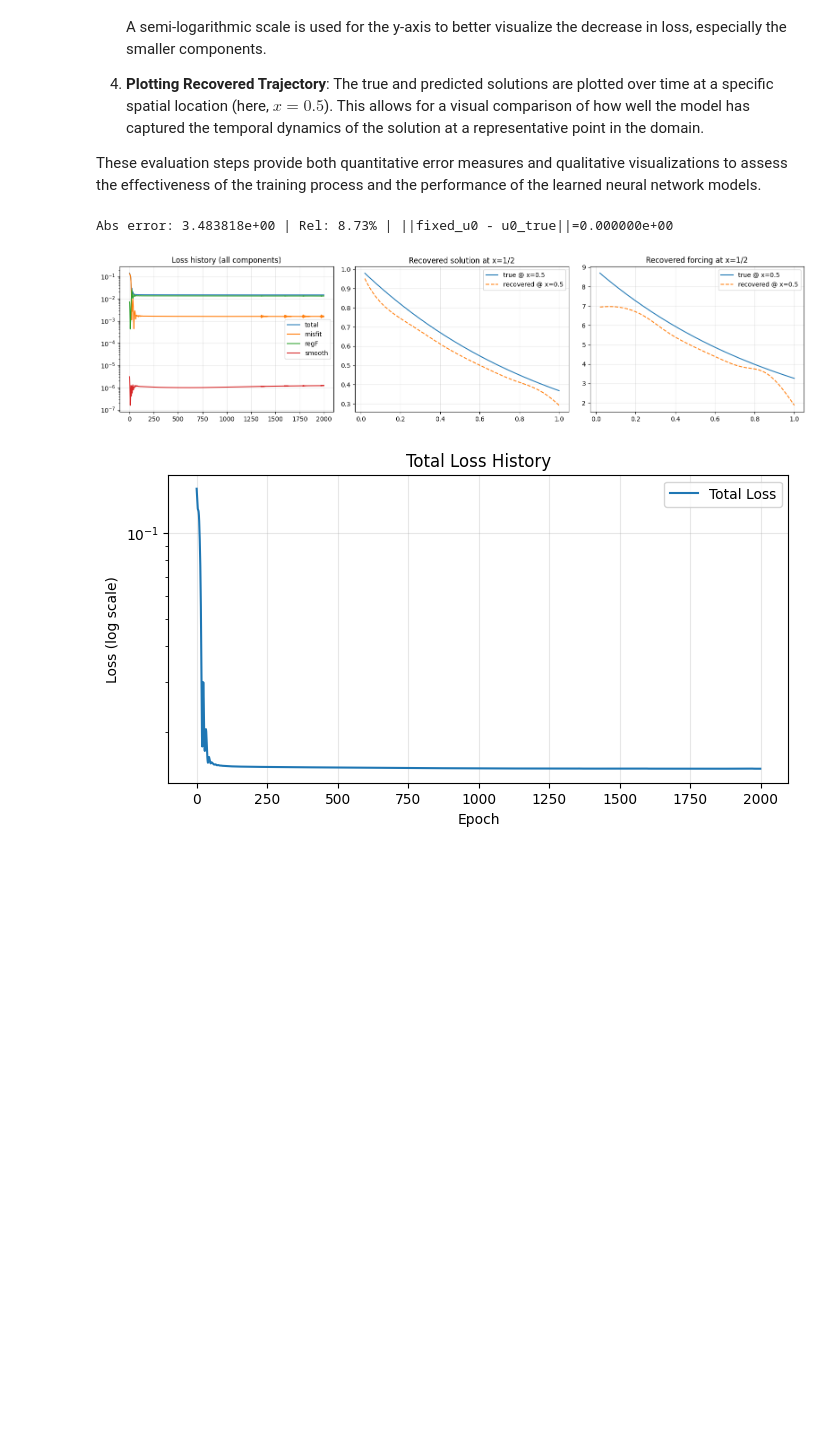
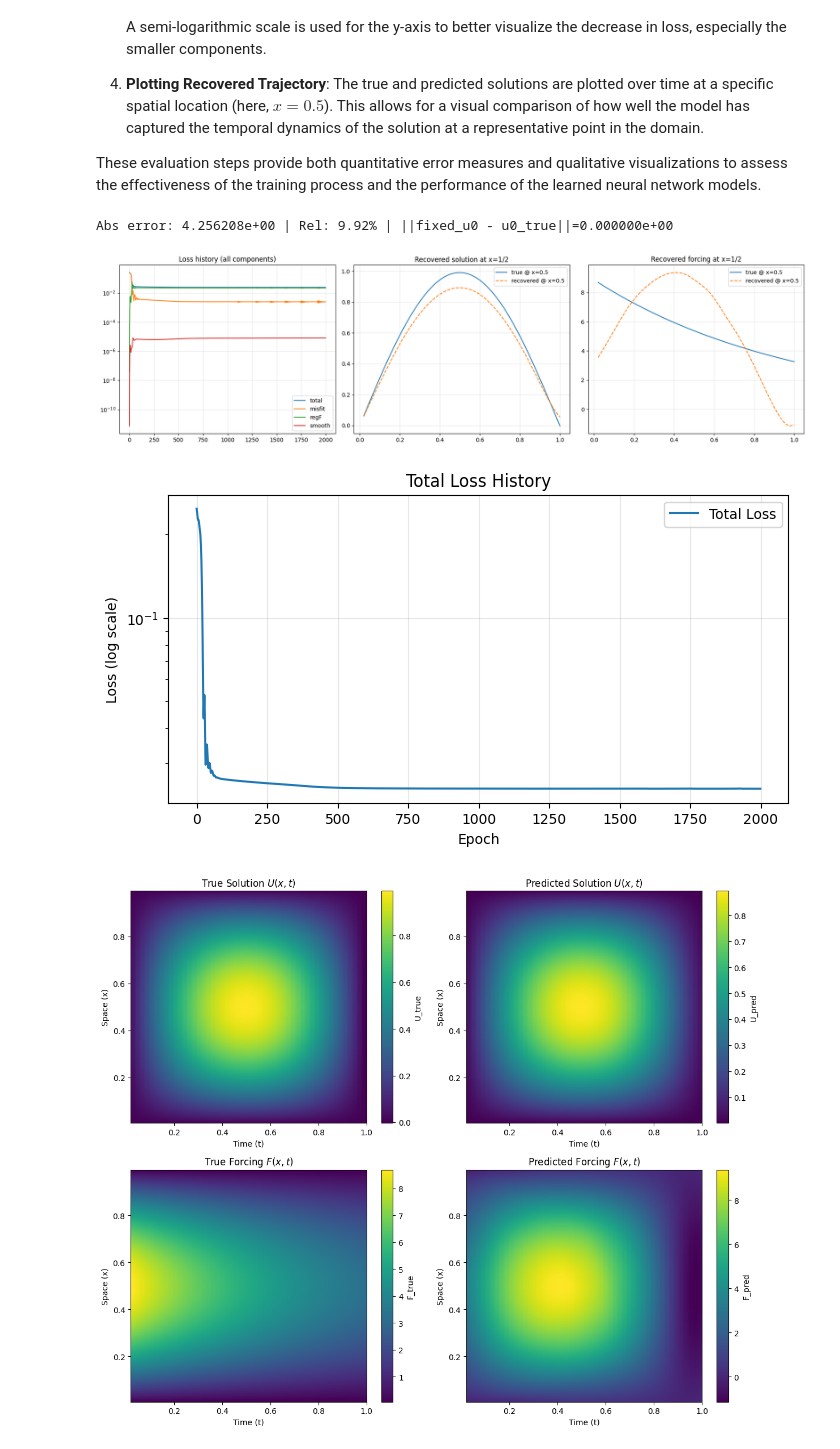
Before and after one commit to markm39/pde-constrained-opt-nn, a Jupyter notebook: 1d_heat_force_vector.ipynb, the cells around one changed output. Cells and saved outputs as stored; diff of their text form; code cells hidden in the pictures; blank space fills up the shorter version.

Commit message:
Added extra test case and plots for full solution and forcing

```diff
--- a/1d_heat_force_vector.ipynb
+++ b/1d_heat_force_vector.ipynb
@@ -94,6 +94,7 @@ def synth_truth_U(g, truth_case='oscillatory'):
         truth_case: String specifying the synthetic truth case.
                     'oscillatory': u(x,t) = sin(pi x) cos(pi t)
                     'decaying': u(x,t) = exp(-t) * sin(pi x)
+                    'sin_sin': u(x,t) = sin(pi x) sin(pi t) # New case
 
     Returns:
         U: (nk,Nx) array of the synthetic truth solution.
@@ -109,6 +110,10 @@ def synth_truth_U(g, truth_case='oscillatory'):
         u0_true = jnp.sin(jnp.pi * x)
         def f_true_t(tval):
             return (jnp.pi**2 - 1.0) * jnp.exp(-tval) * jnp.sin(jnp.pi * x)
+    elif truth_case == 'sin_sin':
+        u0_true = jnp.zeros_like(x) # Initial condition u(x, 0) = 0
+        def f_true_t(tval):
+            return (jnp.pi * jnp.cos(jnp.pi * tval) + (jnp.pi**2) * jnp.sin(jnp.pi * tval)) * jnp.sin(jnp.pi * x)
     else:
         raise ValueError(f"Unknown truth_case: {truth_case}")
 
@@ -276,8 +281,8 @@ def compute_loss(state_f: TrainState, state_u: TrainState | None, g: dict, U_tru
                         None)
 
     smooth = smooth_x + smooth_t
-
-    loss = misfit + regF + regIC + smooth
+    #Temporarily remove smooth and regIC
+    loss = misfit + regF
     metrics = dict(misfit=misfit, regF=regF, regIC=regIC, smooth=smooth)
     return loss, metrics
 # %% [markdown]
@@ -356,7 +361,7 @@ g = setup_grid(nh, nk, T)
 
 # Synthetic target (replace U_true with your measured data, shape (nk,Nx), if available)
 # U_true, u0_true = synth_truth_U(g, truth_case='oscillatory') # Original oscillatory case
-U_true, u0_true = synth_truth_U(g, truth_case='decaying') # New decaying case
+U_true, u0_true = synth_truth_U(g, truth_case='sin_sin') # New decaying case
 
 # Option to learn the initial condition or fix it to zero
 learn_ic = False # Set to True to learn the IC, False to fix it to zero
@@ -368,8 +373,8 @@ forcing_net = ForcingNet()
 ic_net      = ICNet()
 
 # Pass learn_ic to create_state
-state_f = create_state(k1, forcing_net, in_dim=2, lr=3e-3, epochs=1000, learn_ic=True) # Forcing net is always learned
-state_u = create_state(k2, ic_net,      in_dim=1, lr=3e-3, epochs=1000, learn_ic=learn_ic) # Conditionally create IC state
+state_f = create_state(k1, forcing_net, in_dim=2, lr=3e-3, epochs=2000, learn_ic=True) # Forcing net is always learned
+state_u = create_state(k2, ic_net,      in_dim=1, lr=3e-3, epochs=2000, learn_ic=learn_ic) # Conditionally create IC state
 
 
 # Hyperparameters as JAX scalars (PyTree-friendly)
@@ -465,8 +470,8 @@ else:
 
 
 # Plot loss curves (all components)
-plt.figure(figsize=(16,4)) # Increased figure width for new subplot
-plt.subplot(1,3,1) # Changed to 1 row, 3 columns, 1st plot
+plt.figure(figsize=(18, 5)) # Increased figure width and height
+plt.subplot(1, 3, 1) # Changed to 1 row, 3 columns, 1st plot
 plt.semilogy(hist['L'], label='total')
 plt.semilogy(hist['misfit'], label='misfit')
 plt.semilogy(hist['regF'], label='regF')
@@ -477,46 +482,93 @@ plt.legend(); plt.grid(True, alpha=0.3); plt.title("Loss history (all components
 
 # Plot recovered trajectory at x = 1/2
 ix = int(jnp.argmin(jnp.abs(g['x'] - 0.5)))
-plt.subplot(1,3,2) # Changed to 1 row, 3 columns, 2nd plot
+plt.subplot(1, 3, 2) # Changed to 1 row, 3 columns, 2nd plot
 plt.plot(g['t'], U_true[:, ix], label='true @ x=0.5')
 plt.plot(g['t'], U_pred[:, ix], '--', label='recovered @ x=0.5')
 plt.legend(); plt.grid(True, alpha=0.3); plt.title("Recovered solution at x=1/2")
 
 # Plot recovered forcing at x = 1/2
-plt.subplot(1,3,3) # Added 3rd plot
+plt.subplot(1, 3, 3) # Added 3rd plot
 # Need to generate the true forcing function sequence
 # Reusing the function defined earlier for solver debugging
 def get_true_forcing_func(g, truth_case='decaying'):
     x = g['x']
     if truth_case == 'oscillatory':
         def f_true_t(tval):
             return (-jnp.pi * jnp.sin(jnp.pi * tval) + (jnp.pi**2) * jnp.cos(jnp.pi * tval)) * jnp.sin(jnp.pi * x)
     elif truth_case == 'decaying':
         def f_true_t(tval):
             return (jnp.pi**2 - 1.0) * jnp.exp(-tval) * jnp.sin(jnp.pi * x)
     else:
          raise ValueError(f"Unknown truth_case: {truth_case}")
     return f_true_t
 
 current_truth_case = 'decaying' # Hardcoded - ideally should be passed or stored
 
 f_true_func = get_true_forcing_func(g, truth_case=current_truth_case)
 F_true_seq = jax.vmap(f_true_func)(g['t']) # (nk, Nx)
 
 plt.plot(g['t'], F_true_seq[:, ix], label='true @ x=0.5')
 plt.plot(g['t'], F_pred[:, ix], '--', label='recovered @ x=0.5')
 plt.legend(); plt.grid(True, alpha=0.3); plt.title("Recovered forcing at x=1/2")
 
 
 plt.tight_layout(); plt.show()
 
 # New plot for total loss only
 plt.figure(figsize=(8, 4))
 plt.semilogy(hist['L'], label='Total Loss')
 plt.legend(); plt.grid(True, alpha=0.3); plt.title("Total Loss History")
 plt.xlabel("Epoch"); plt.ylabel("Loss (log scale)")
 plt.show()
+
+# Add heatmap plots
+plt.figure(figsize=(12, 10)) # Adjust figure size as needed
+
+# True Solution U_true
+plt.subplot(2, 2, 1)
+plt.imshow(U_true.T, origin='lower', aspect='auto',
+           extent=[g['t'][0], g['t'][-1], g['x'][0], g['x'][-1]],
+           cmap='viridis')
+plt.colorbar(label='U_true')
+plt.xlabel('Time (t)')
+plt.ylabel('Space (x)')
+plt.title('True Solution $U(x, t)$')
+
+# Predicted Solution U_pred
+plt.subplot(2, 2, 2)
+plt.imshow(U_pred.T, origin='lower', aspect='auto',
+           extent=[g['t'][0], g['t'][-1], g['x'][0], g['x'][-1]],
+           cmap='viridis')
+plt.colorbar(label='U_pred')
+plt.xlabel('Time (t)')
+plt.ylabel('Space (x)')
+plt.title('Predicted Solution $U(x, t)$')
+
+# True Forcing F_true
+plt.subplot(2, 2, 3)
+plt.imshow(F_true_seq.T, origin='lower', aspect='auto',
+           extent=[g['t'][0], g['t'][-1], g['x'][0], g['x'][-1]],
+           cmap='viridis')
+plt.colorbar(label='F_true')
+plt.xlabel('Time (t)')
+plt.ylabel('Space (x)')
+plt.title('True Forcing $F(x, t)$')
+
+# Predicted Forcing F_pred
+plt.subplot(2, 2, 4)
+plt.imshow(F_pred.T, origin='lower', aspect='auto',
+           extent=[g['t'][0], g['t'][-1], g['x'][0], g['x'][-1]],
+           cmap='viridis')
+plt.colorbar(label='F_pred')
+plt.xlabel('Time (t)')
+plt.ylabel('Space (x)')
+plt.title('Predicted Forcing $F(x, t)$')
+
+plt.tight_layout()
+plt.show()
 # %% [output]
-Abs error: 3.483818e+00 | Rel: 8.73% | ||fixed_u0 - u0_true||=0.000000e+00
+Abs error: 4.256208e+00 | Rel: 9.92% | ||fixed_u0 - u0_true||=0.000000e+00
-[figure, old version]
+[figure, new version]
-[figure, old version]
+[figure, new version]
+[figure, added]
```
Also changed, not shown: parts of 1 cell of this notebook.
